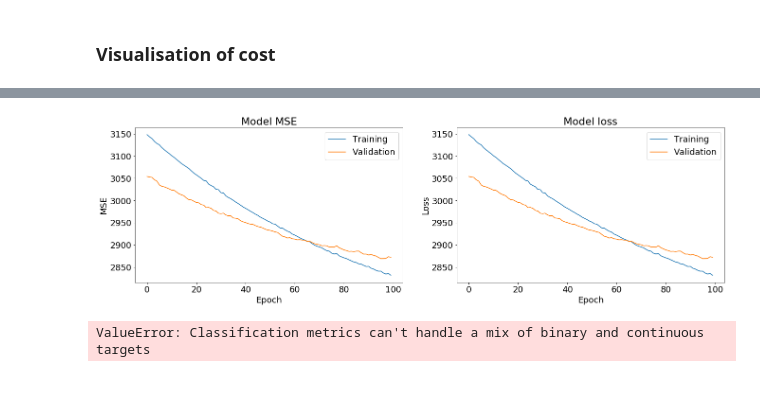
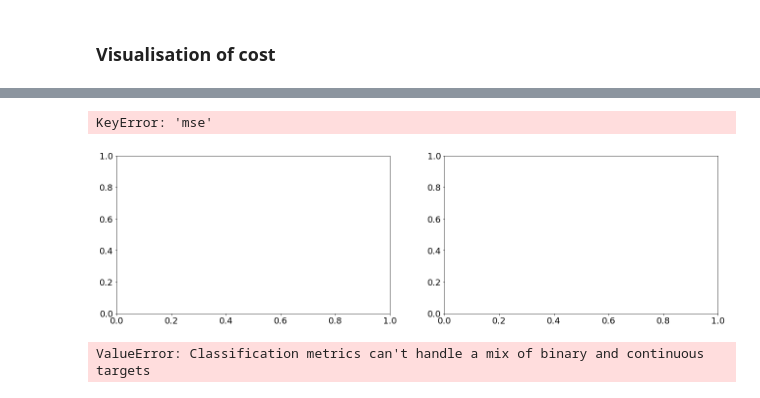
Before and after one commit to allenj813/DS-SYD-PT-24FEB, a Jupyter notebook: Module_10/Labs/IOD_Lab-10.1 vAJ.ipynb, the cells around one changed output, grey strips where cells are left out. Cells and saved outputs as stored; diff of their text form; code cells hidden in the pictures.

```diff
--- a/Module_10/Labs/IOD_Lab-10.1 vAJ.ipynb
+++ b/Module_10/Labs/IOD_Lab-10.1 vAJ.ipynb
@@ -89,13 +111,16 @@ X_train, X_test, y_train, y_test = train_test_split(
 # %% [markdown]
 ### Create the model's architecture
 # %%
-# insert code here
+# Instantiate architecture
 model = Sequential()
 
-# Add first hidden layer, 15 is arbitrary and hyperparameters
-model.add(Dense(15, activation = 'relu', input_shape = (n_cols, )))
+# Add first hidden layer, 30 is arbitrary and hyperparameters
+model.add(Dense(30, activation = 'relu', input_shape = (n_cols, )))
 
-# Add second hidden layer, 5 is arbitrary and hyperparameters
+# Add second hidden layer, 15 is arbitrary and hyperparameters
+model.add(Dense(15, activation = 'relu'))
+
+# Add third hidden layer, 5 is arbitrary and hyperparameters
 model.add(Dense(5, activation = 'relu'))
 
 # Add output layer, use linear because it is regression
@@ -127,7 +154,7 @@ None
 model.compile(
     optimizer = 'adam',
     loss = 'mse',
-    metrics = ['mse'])
+    metrics = ['mape']) # mean absolute percentage error
 # %% [markdown]
 ### Fit the training data
 # %%
@@ -234,28 +266,29 @@ history.history
 # %%
 fig, ax = plt.subplots(1, 2, figsize = (18, 6))
 fig.subplots_adjust(left = 0.02, right = 0.98, wspace = 0.2)
 
 plt.rcParams.update({'font.size': 18})
 
 # Plot training & validation accuracy values
 ax[0].plot(history.history['mse'], label = 'Training')
-ax[0].plot(history.history['val_mse'], label = 'Validation')
+ax[0].plot(history.history['mape'], label = 'Validation')
 ax[0].set_title('Model MSE')
 ax[0].set_ylabel('MSE')
 ax[0].set_xlabel('Epoch')
 ax[0].legend()
 
 # Plot training & validation loss values
-ax[1].plot(history.history['loss'], label = 'Training')
-ax[1].plot(history.history['val_loss'], label = 'Validation')
+ax[1].plot(history.history['mse'], label = 'Training')
+ax[1].plot(history.history['mape'], label = 'Validation')
 ax[1].set_title('Model loss')
 ax[1].set_ylabel('Loss')
 ax[1].set_xlabel('Epoch')
 ax[1].legend()
 
 plt.show()
 # %% [output]
+KeyError: 'mse'
-[figure, old version]
+[figure, new version]
 # %%
 # insert code here
 def print_cm(cm):
```
Also changed, not shown: parts of 12 cells of this notebook, 2 other files.
